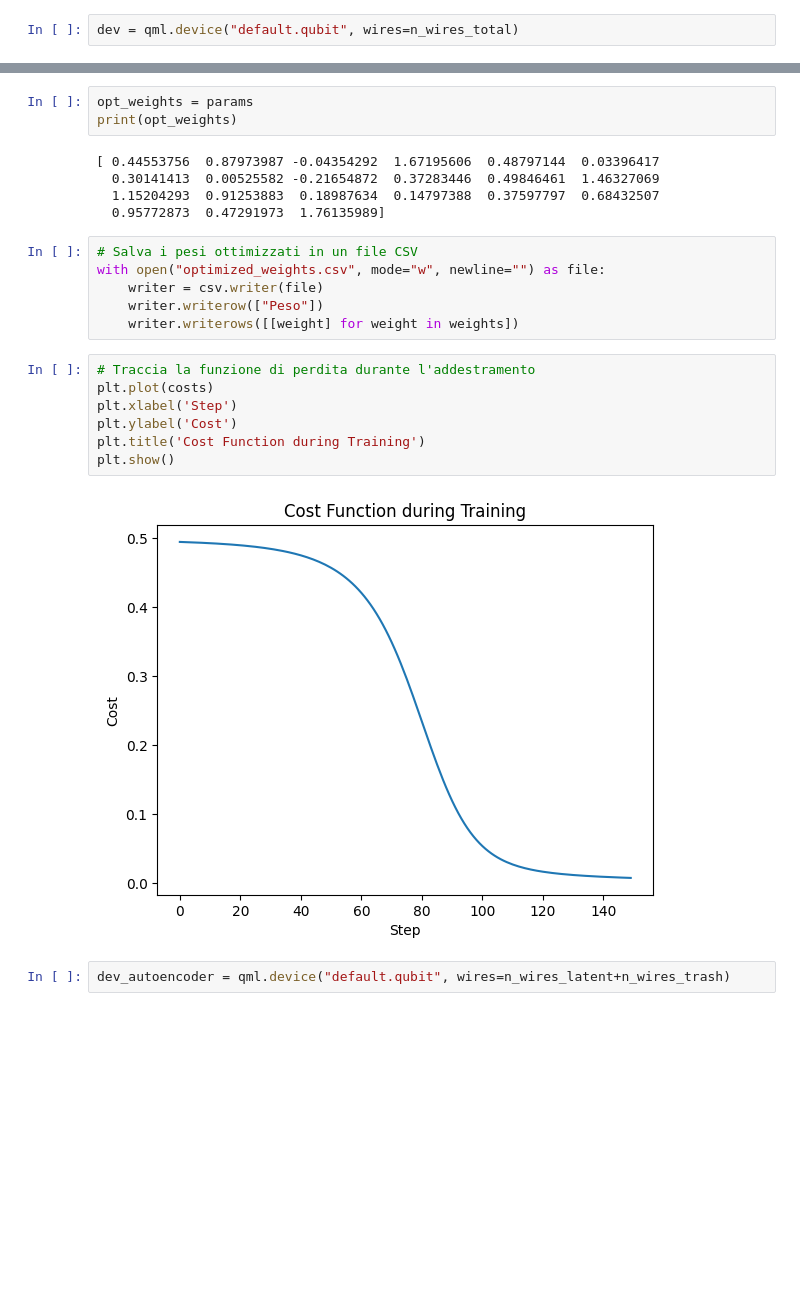
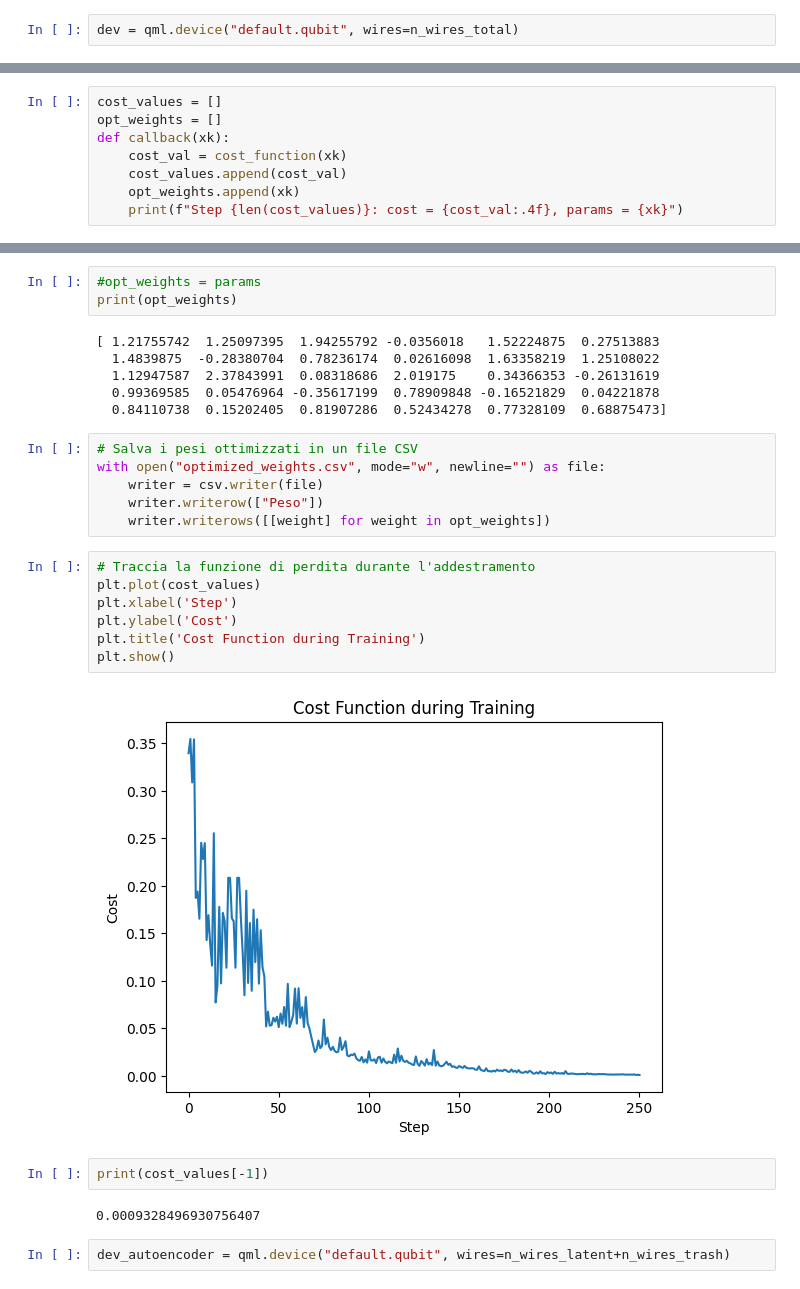
Before and after one commit to EdoardoZappia/Quantum_Autoencoder_PML_Exam, a Jupyter notebook: quantum_autoencoder.ipynb, the cells around one changed output, grey strips where cells are left out. Drawn from its saved outputs; the diff is of its cells as text; blank space fills up the shorter version.

```diff
--- a/quantum_autoencoder.ipynb
+++ b/quantum_autoencoder.ipynb
@@ -108,0 +87,8 @@ Fit in 5.96 seconds
+# %%
+cost_values = []
+opt_weights = []
+def callback(xk):
+    cost_val = cost_function(xk)
+    cost_values.append(cost_val)
+    opt_weights.append(xk)
+    print(f"Step {len(cost_values)}: cost = {cost_val:.4f}, params = {xk}")
@@ -109,26 +116,31 @@ Fit in 5.96 seconds
 # %%
-opt_weights = params
+#opt_weights = params
 print(opt_weights)
 # %% [output]
-[ 0.44553756  0.87973987 -0.04354292  1.67195606  0.48797144  0.03396417
-  0.30141413  0.00525582 -0.21654872  0.37283446  0.49846461  1.46327069
-  1.15204293  0.91253883  0.18987634  0.14797388  0.37597797  0.68432507
-  0.95772873  0.47291973  1.76135989]
+[ 1.21755742  1.25097395  1.94255792 -0.0356018   1.52224875  0.27513883
+  1.4839875  -0.28380704  0.78236174  0.02616098  1.63358219  1.25108022
+  1.12947587  2.37843991  0.08318686  2.019175    0.34366353 -0.26131619
+  0.99369585  0.05476964 -0.35617199  0.78909848 -0.16521829  0.04221878
+  0.84110738  0.15202405  0.81907286  0.52434278  0.77328109  0.68875473]
 # %%
 # Salva i pesi ottimizzati in un file CSV
 with open("optimized_weights.csv", mode="w", newline="") as file:
     writer = csv.writer(file)
     writer.writerow(["Peso"])
-    writer.writerows([[weight] for weight in weights])
+    writer.writerows([[weight] for weight in opt_weights])
 # %%
 # Traccia la funzione di perdita durante l'addestramento
-plt.plot(costs)
+plt.plot(cost_values)
 plt.xlabel('Step')
 plt.ylabel('Cost')
 plt.title('Cost Function during Training')
 plt.show()
 # %% [output]
-[figure, old version]
+[figure, new version]
+# %%
+print(cost_values[-1])
+# %% [output]
+0.0009328496930756407
 # %%
 dev_autoencoder = qml.device("default.qubit", wires=n_wires_latent+n_wires_trash)
 # %%
```
Also changed, not shown: parts of 41 cells of this notebook, 3 other files.
